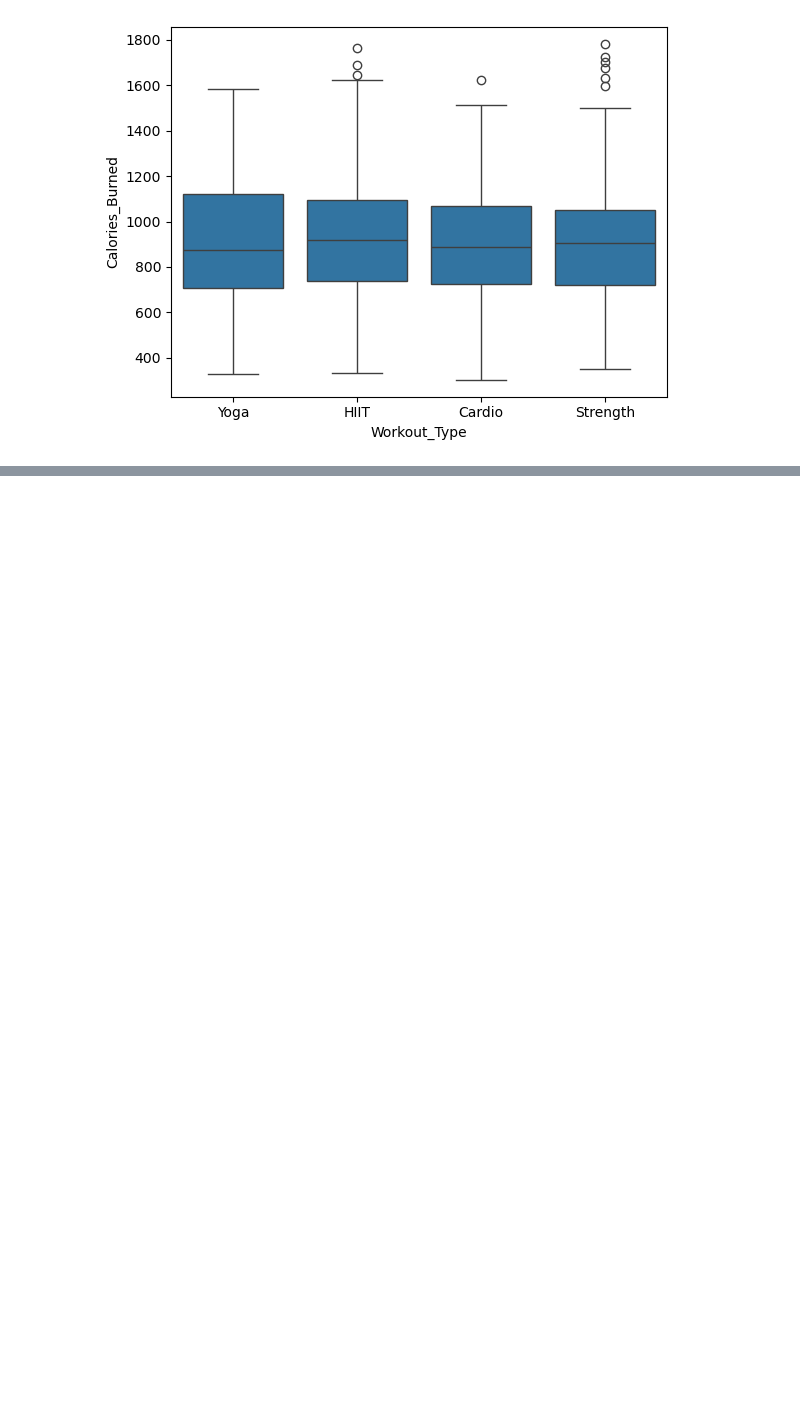
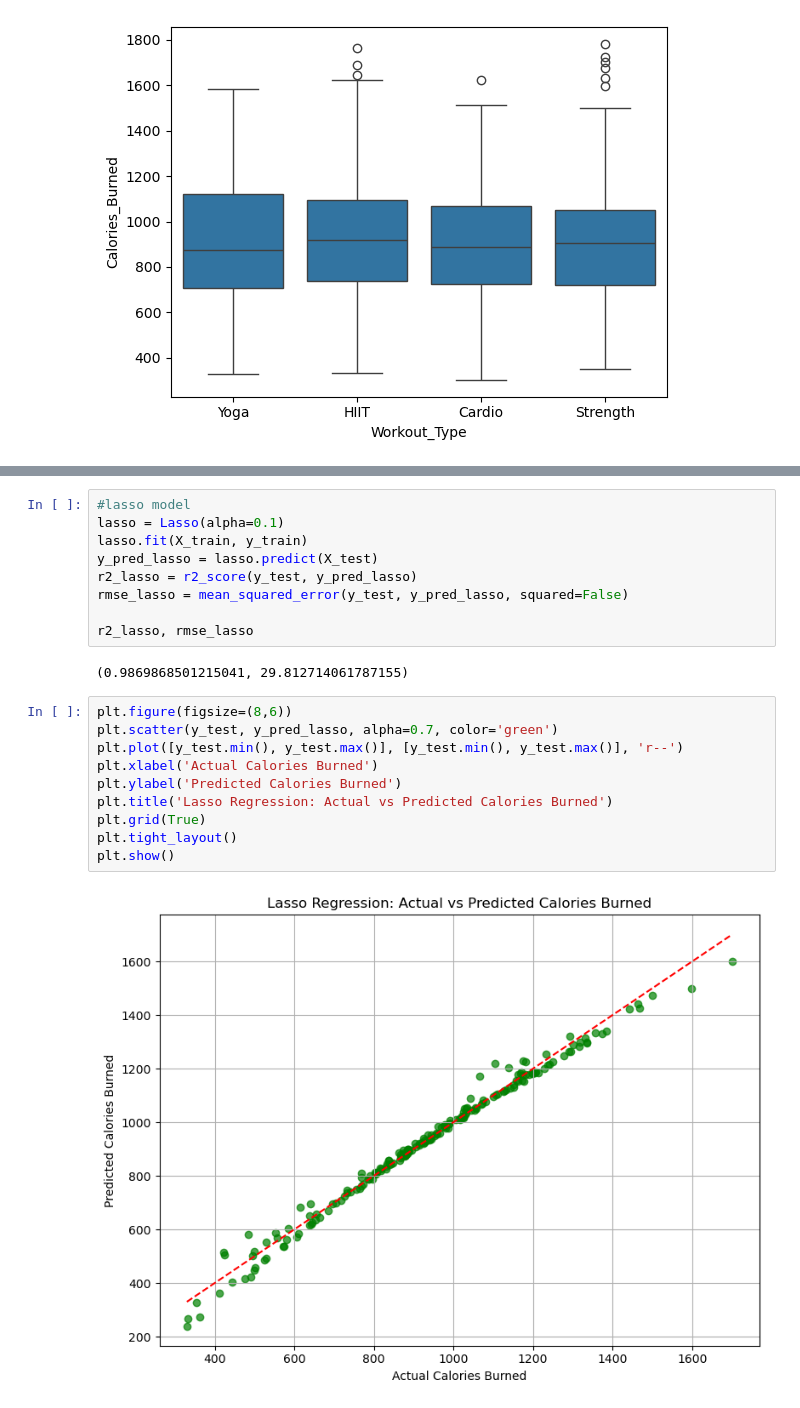
Before and after one commit to AndyMillian/Exercise-Project, a Jupyter notebook: ExerciseProject.ipynb, the cells around one changed output, grey strips where cells are left out. Drawn from its saved outputs; the diff is of its cells as text; blank space fills up the shorter version.

```diff
--- a/ExerciseProject.ipynb
+++ b/ExerciseProject.ipynb
@@ -170,0 +181,23 @@ r2, rmse
+# %%
+#lasso model
+lasso = Lasso(alpha=0.1)
+lasso.fit(X_train, y_train)
+y_pred_lasso = lasso.predict(X_test)
+r2_lasso = r2_score(y_test, y_pred_lasso)
+rmse_lasso = mean_squared_error(y_test, y_pred_lasso, squared=False)
+
+r2_lasso, rmse_lasso
+# %% [output]
+(0.9869868501215041, 29.812714061787155)
+# %%
+plt.figure(figsize=(8,6))
+plt.scatter(y_test, y_pred_lasso, alpha=0.7, color='green')
+plt.plot([y_test.min(), y_test.max()], [y_test.min(), y_test.max()], 'r--')
+plt.xlabel('Actual Calories Burned')
+plt.ylabel('Predicted Calories Burned')
+plt.title('Lasso Regression: Actual vs Predicted Calories Burned')
+plt.grid(True)
+plt.tight_layout()
+plt.show()
+# %% [output]
+[figure, added]
```
Also changed, not shown: parts of 15 cells of this notebook, 6 other files.
